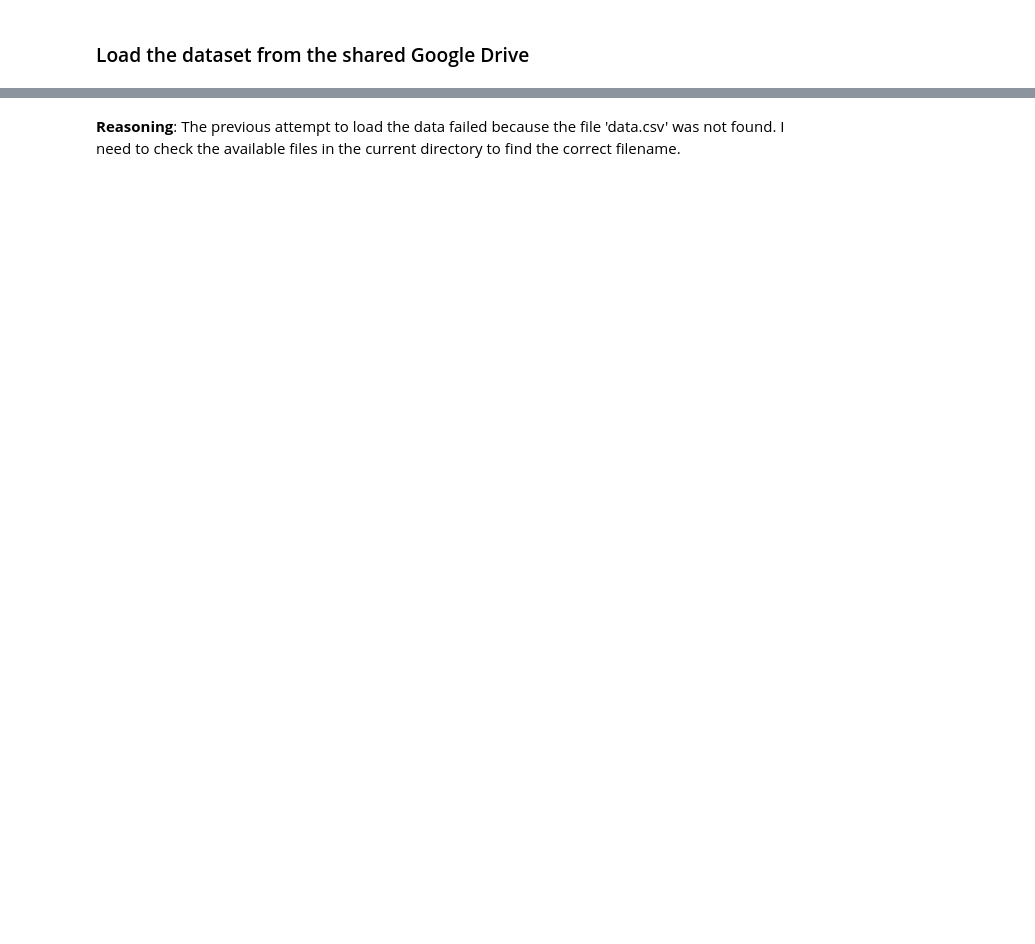
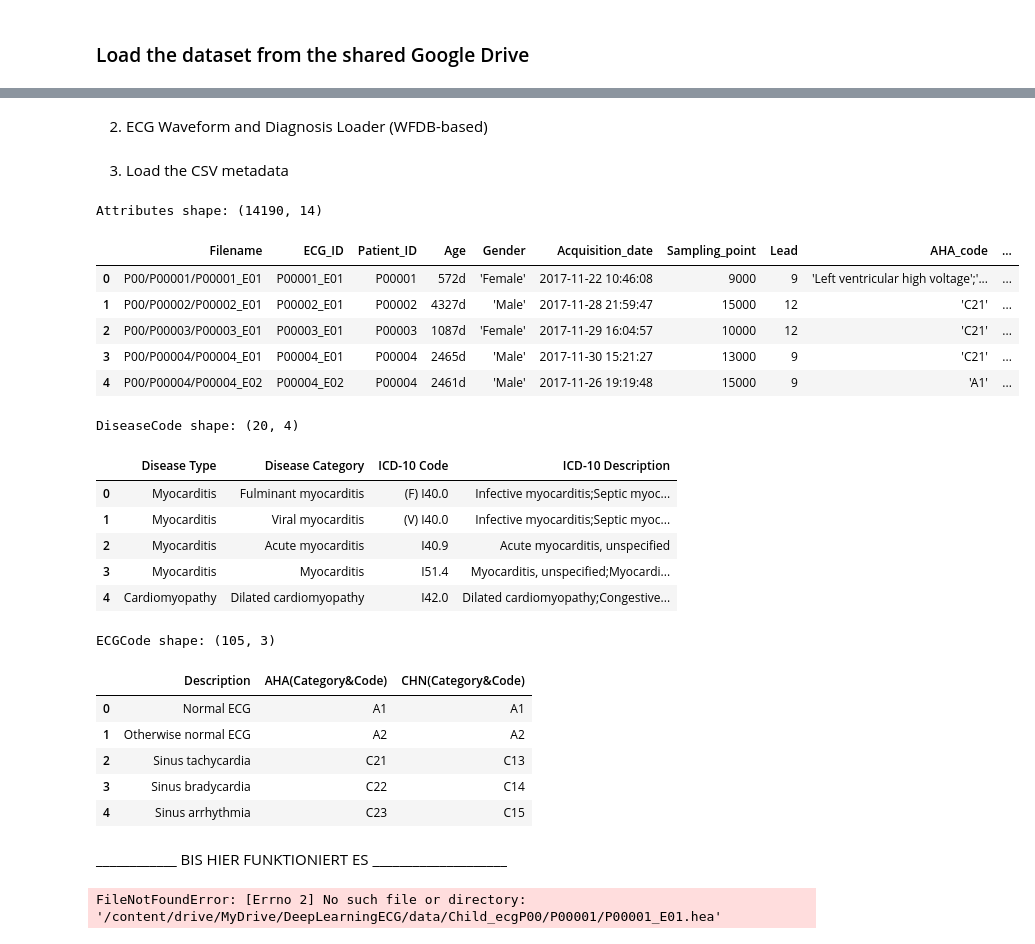
Before and after one commit to kiril-buga/Neural-Network-Training-Project, a Jupyter notebook: Deeplearning.ipynb, the cells around one changed output, grey strips where cells are left out. Cells and saved outputs as stored; diff of their text form; code cells hidden in the pictures; blank space fills up the shorter version.

```diff
--- a/Deeplearning.ipynb
+++ b/Deeplearning.ipynb
@@ -67,3 +68,0 @@ FileNotFoundError: [Errno 2] No such file or directory: 'data.csv'
-# %% [markdown]
-**Reasoning**:
-The previous attempt to load the data failed because the file 'data.csv' was not found. I need to check the available files in the current directory to find the correct filename.
@@ -72,0 +69,2 @@ print(os.listdir())
+# %% [markdown]
+2. ECG Waveform and Diagnosis Loader (WFDB-based)
@@ -72,0 +91,51 @@ print(os.listdir())
+# %% [markdown]
+3. Load the CSV metadata
+# %%
+# ===== Load CSV metadata =====
+ATTR_PATH = os.path.join(DATA_PATH, "AttributesDictionary.csv")
+DISEASE_PATH = os.path.join(DATA_PATH, "DiseaseCode.csv")
+ECGCODE_PATH = os.path.join(DATA_PATH, "ECGCode.csv")
+
+df_attr = pd.read_csv(ATTR_PATH)
+df_disease = pd.read_csv(DISEASE_PATH)
+df_ecgcode = pd.read_csv(ECGCODE_PATH)
+
+print("Attributes shape:", df_attr.shape)
+display(df_attr.head())
+print("DiseaseCode shape:", df_disease.shape)
+display(df_disease.head())
+print("ECGCode shape:", df_ecgcode.shape)
+display(df_ecgcode.head())
+# %% [output]
+Attributes shape: (14190, 14)
+|  | Filename | ECG_ID | Patient_ID | Age | Gender | Acquisition_date | Sampling_point | Lead | AHA_code | ... |
+| 0 | P00/P00001/P00001_E01 | P00001_E01 | P00001 | 572d | 'Female' | 2017-11-22 10:46:08 | 9000 | 9 | 'Left ventricular high voltage';'... | ... |
+| 1 | P00/P00002/P00002_E01 | P00002_E01 | P00002 | 4327d | 'Male' | 2017-11-28 21:59:47 | 15000 | 12 | 'C21' | ... |
+| 2 | P00/P00003/P00003_E01 | P00003_E01 | P00003 | 1087d | 'Female' | 2017-11-29 16:04:57 | 10000 | 12 | 'C21' | ... |
+| 3 | P00/P00004/P00004_E01 | P00004_E01 | P00004 | 2465d | 'Male' | 2017-11-30 15:21:27 | 13000 | 9 | 'C21' | ... |
+| 4 | P00/P00004/P00004_E02 | P00004_E02 | P00004 | 2461d | 'Male' | 2017-11-26 19:19:48 | 15000 | 9 | 'A1' | ... |
+DiseaseCode shape: (20, 4)
+|  | Disease Type | Disease Category | ICD-10 Code | ICD-10 Description |
+| 0 | Myocarditis | Fulminant myocarditis | (F) I40.0 | Infective myocarditis;Septic myoc... |
+| 1 | Myocarditis | Viral myocarditis | (V) I40.0 | Infective myocarditis;Septic myoc... |
+| 2 | Myocarditis | Acute myocarditis | I40.9 | Acute myocarditis, unspecified |
+| 3 | Myocarditis | Myocarditis | I51.4 | Myocarditis, unspecified;Myocardi... |
+| 4 | Cardiomyopathy | Dilated cardiomyopathy | I42.0 | Dilated cardiomyopathy;Congestive... |
+ECGCode shape: (105, 3)
+|  | Description | AHA(Category&Code) | CHN(Category&Code) |
+| 0 | Normal ECG | A1 | A1 |
+| 1 | Otherwise normal ECG | A2 | A2 |
+| 2 | Sinus tachycardia | C21 | C13 |
+| 3 | Sinus bradycardia | C22 | C14 |
+| 4 | Sinus arrhythmia | C23 | C15 |
+# %% [markdown]
+____________ BIS HIER FUNKTIONIERT ES ____________________
+# %%
+import matplotlib.pyplot as plt
+# load row signal data
+X = load_raw_data(df_attr, ECG_PATH) # load all ECG signals
+data = X[0].T # take first record, transpose -> (leads, samples)
+for i in range(data.shape[0]):
+    plt.plot(data[i]) # plot each lead on the same figure
+# %% [output]
+FileNotFoundError: [Errno 2] No such file or directory: '/content/drive/MyDrive/DeepLearningECG/data/Child_ecgP00/P00001/P00001_E01.hea'
```
Also changed, not shown: parts of 14 cells of this notebook.
